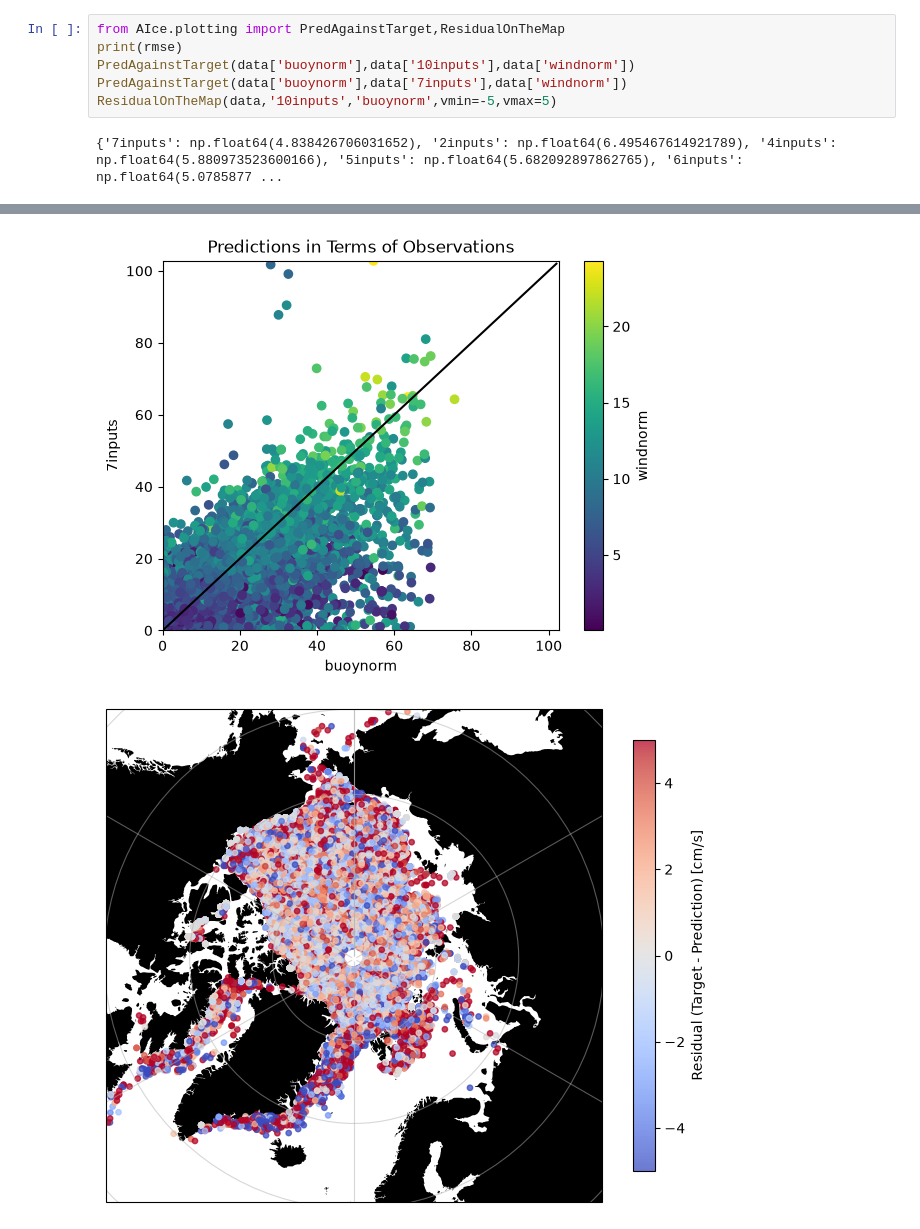
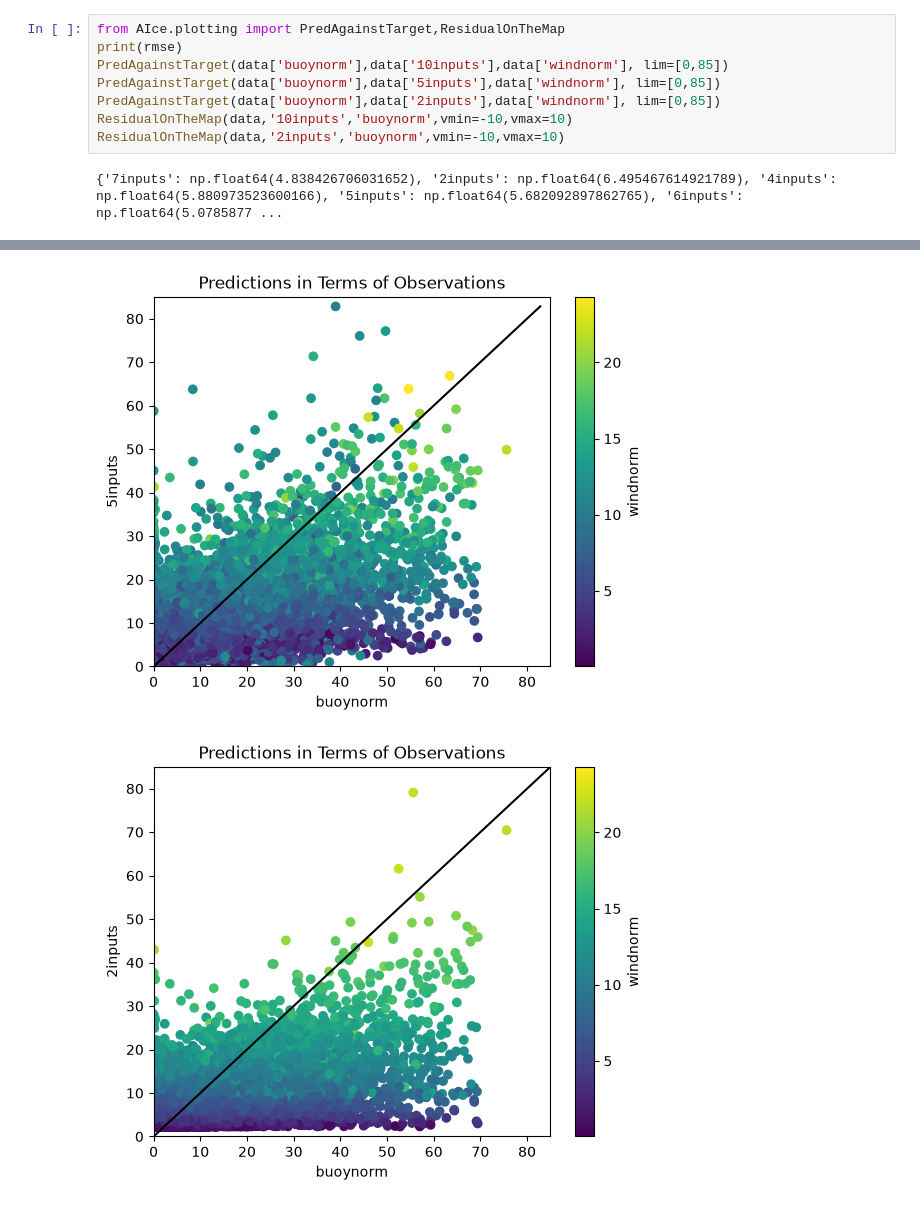
Before and after one commit to drpoisson-mp3/seA_Ice, a Jupyter notebook: August/ANALYSISSystematix20Epochs.ipynb, the cells around one changed output, grey strips where cells are left out. Drawn from its saved outputs; the diff is of its cells as text.

```diff
--- a/August/ANALYSISSystematix20Epochs.ipynb
+++ b/August/ANALYSISSystematix20Epochs.ipynb
@@ -117,8 +111,10 @@ plt.show()
 # %%
 from AIce.plotting import PredAgainstTarget,ResidualOnTheMap
 print(rmse)
-PredAgainstTarget(data['buoynorm'],data['10inputs'],data['windnorm'])
-PredAgainstTarget(data['buoynorm'],data['7inputs'],data['windnorm'])
-ResidualOnTheMap(data,'10inputs','buoynorm',vmin=-5,vmax=5)
+PredAgainstTarget(data['buoynorm'],data['10inputs'],data['windnorm'], lim=[0,85])
+PredAgainstTarget(data['buoynorm'],data['5inputs'],data['windnorm'], lim=[0,85])
+PredAgainstTarget(data['buoynorm'],data['2inputs'],data['windnorm'], lim=[0,85])
+ResidualOnTheMap(data,'10inputs','buoynorm',vmin=-10,vmax=10)
+ResidualOnTheMap(data,'2inputs','buoynorm',vmin=-10,vmax=10)
 # %% [output]
 {'7inputs': np.float64(4.838426706031652), '2inputs': np.float64(6.495467614921789), '4inputs': np.float64(5.880973523600166), '5inputs': np.float64(5.682092897862765), '6inputs': np.float64(5.0785877 ...
@@ -126,2 +122,2 @@ ResidualOnTheMap(data,'10inputs','buoynorm',vmin=-5,vmax=5)
-[figure, old version]
+[figure, new version]
-[figure, old version]
+[figure, new version]
```
Also changed, not shown: parts of 3 cells of this notebook, 16 other files.
